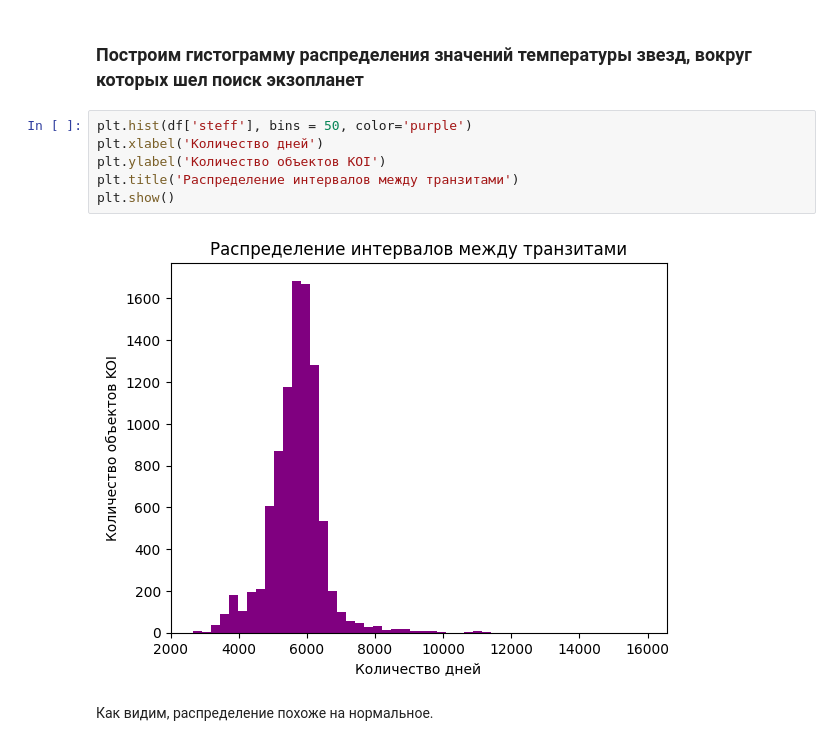
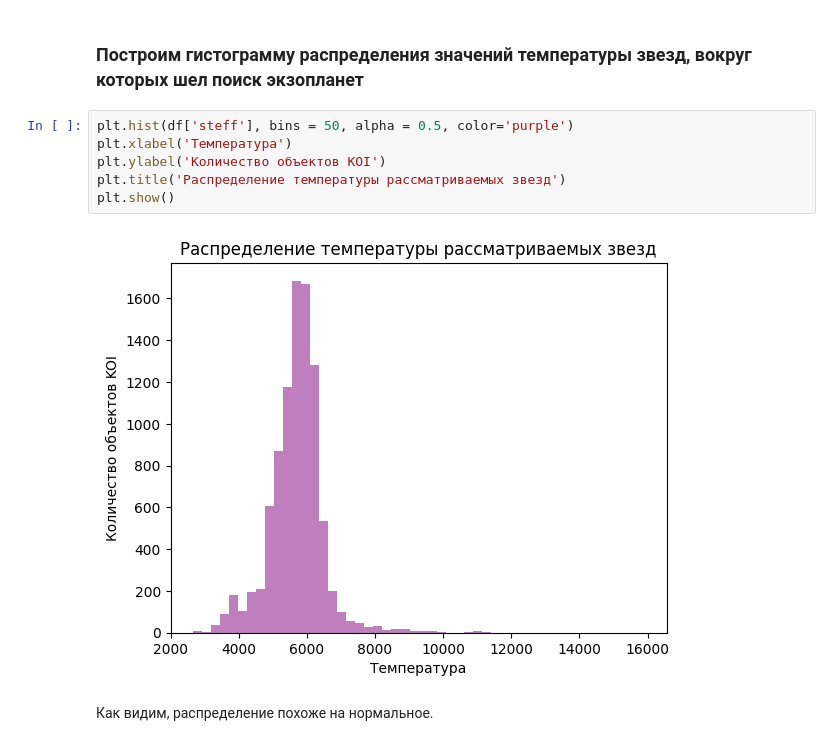
Before and after one commit to Polinezhich/andan_FP, a Jupyter notebook: main.ipynb, the cells around one changed output. Cells and saved outputs as stored; diff of their text form.

```diff
--- a/main.ipynb
+++ b/main.ipynb
@@ -276,12 +289,12 @@ plt.show()
 # %% [markdown]
 ### Построим гистограмму распределения значений температуры звезд, вокруг которых шел поиск экзопланет
 # %%
-plt.hist(df['steff'], bins = 50, color='purple')
-plt.xlabel('Количество дней')
+plt.hist(df['steff'], bins = 50, alpha = 0.5, color='purple')
+plt.xlabel('Температура')
 plt.ylabel('Количество объектов KOI')
-plt.title('Распределение интервалов между транзитами')
+plt.title('Распределение температуры рассматриваемых звезд')
 plt.show()
 # %% [output]
-[figure, old version]
+[figure, new version]
 # %% [markdown]
 Как видим, распределение похоже на нормальное.
```
Also changed, not shown: parts of 17 cells of this notebook.
